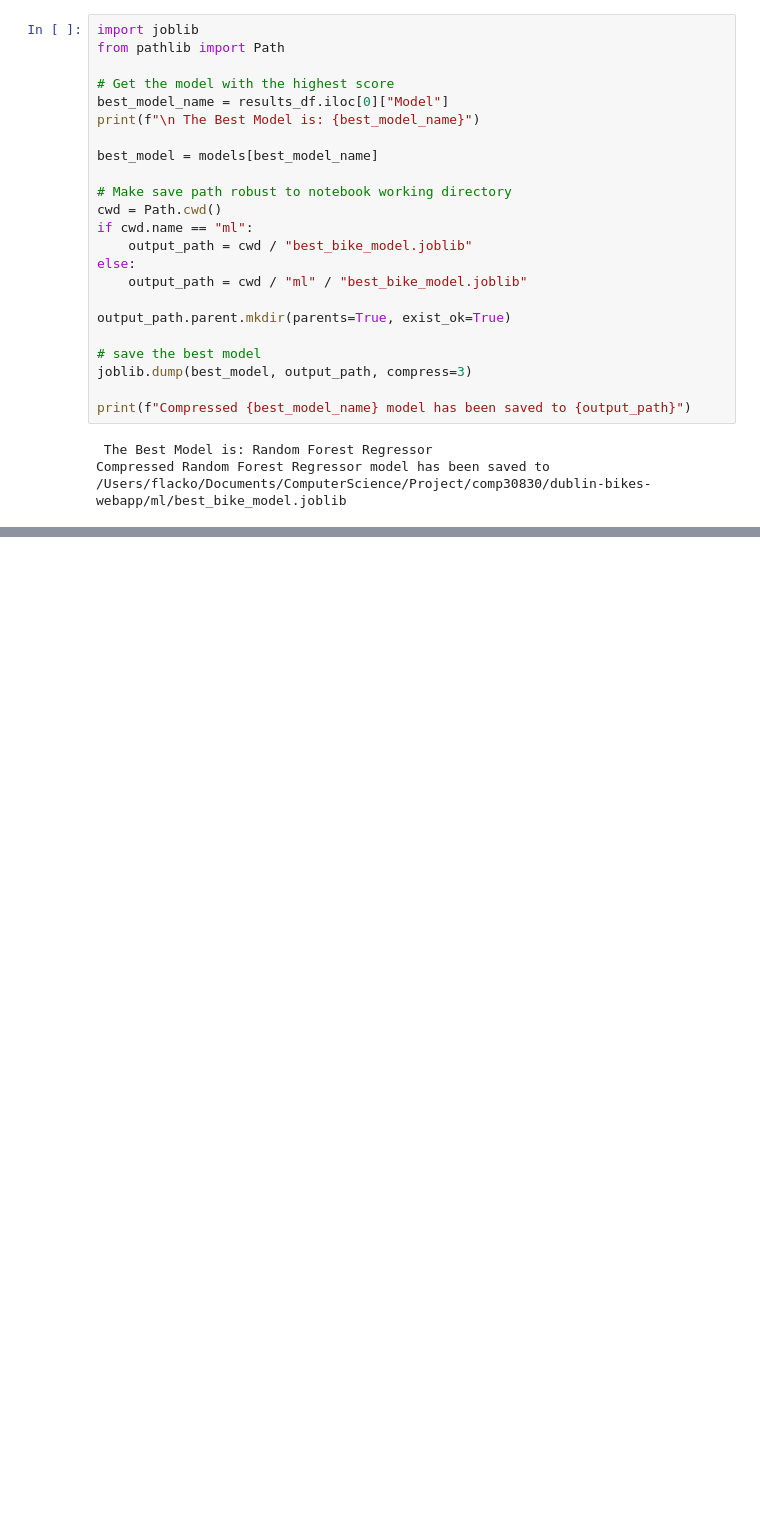
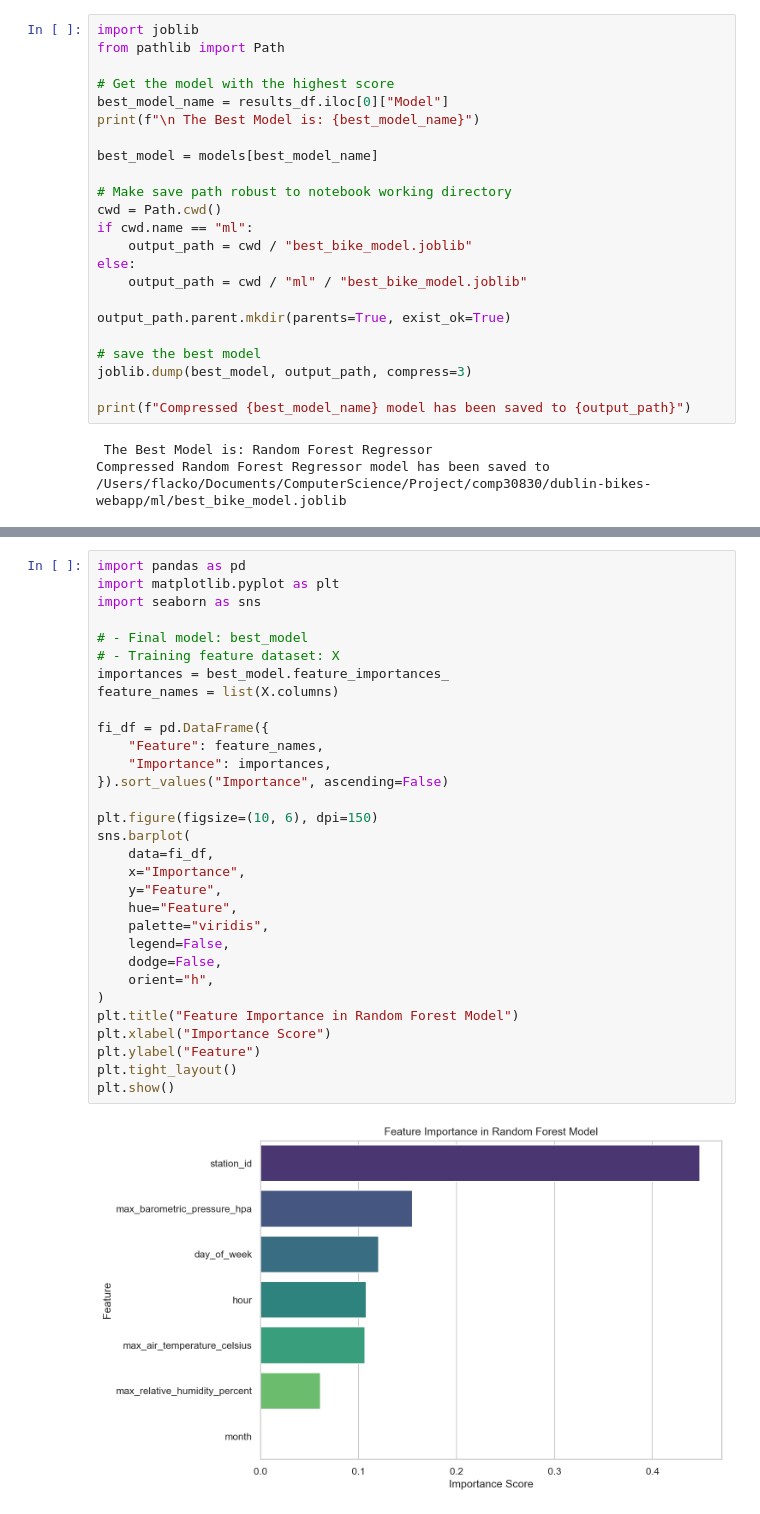
Before and after one commit to Derek376/dublin-bikes-webapp, a Jupyter notebook: ml/model_training.ipynb, the cells around one changed output, grey strips where cells are left out. Cells and saved outputs as stored; diff of their text form; blank space fills up the shorter version.

```diff
--- a/ml/model_training.ipynb
+++ b/ml/model_training.ipynb
@@ -162 +268,34 @@ Compressed Random Forest Regressor model has been saved to /Users/flacko/Documen
+# %%
+import pandas as pd
+import matplotlib.pyplot as plt
+import seaborn as sns
+
+# - Final model: best_model
+# - Training feature dataset: X
+importances = best_model.feature_importances_
+feature_names = list(X.columns)
+
+fi_df = pd.DataFrame({
+    "Feature": feature_names,
+    "Importance": importances,
+}).sort_values("Importance", ascending=False)
+
+plt.figure(figsize=(10, 6), dpi=150)
+sns.barplot(
+    data=fi_df,
+    x="Importance",
+    y="Feature",
+    hue="Feature",
+    palette="viridis",
+    legend=False,
+    dodge=False,
+    orient="h",
+)
+plt.title("Feature Importance in Random Forest Model")
+plt.xlabel("Importance Score")
+plt.ylabel("Feature")
+plt.tight_layout()
+plt.show()
+# %% [output]
+[figure, added]
 # %% [markdown]
```
Also changed, not shown: parts of 7 cells of this notebook.
